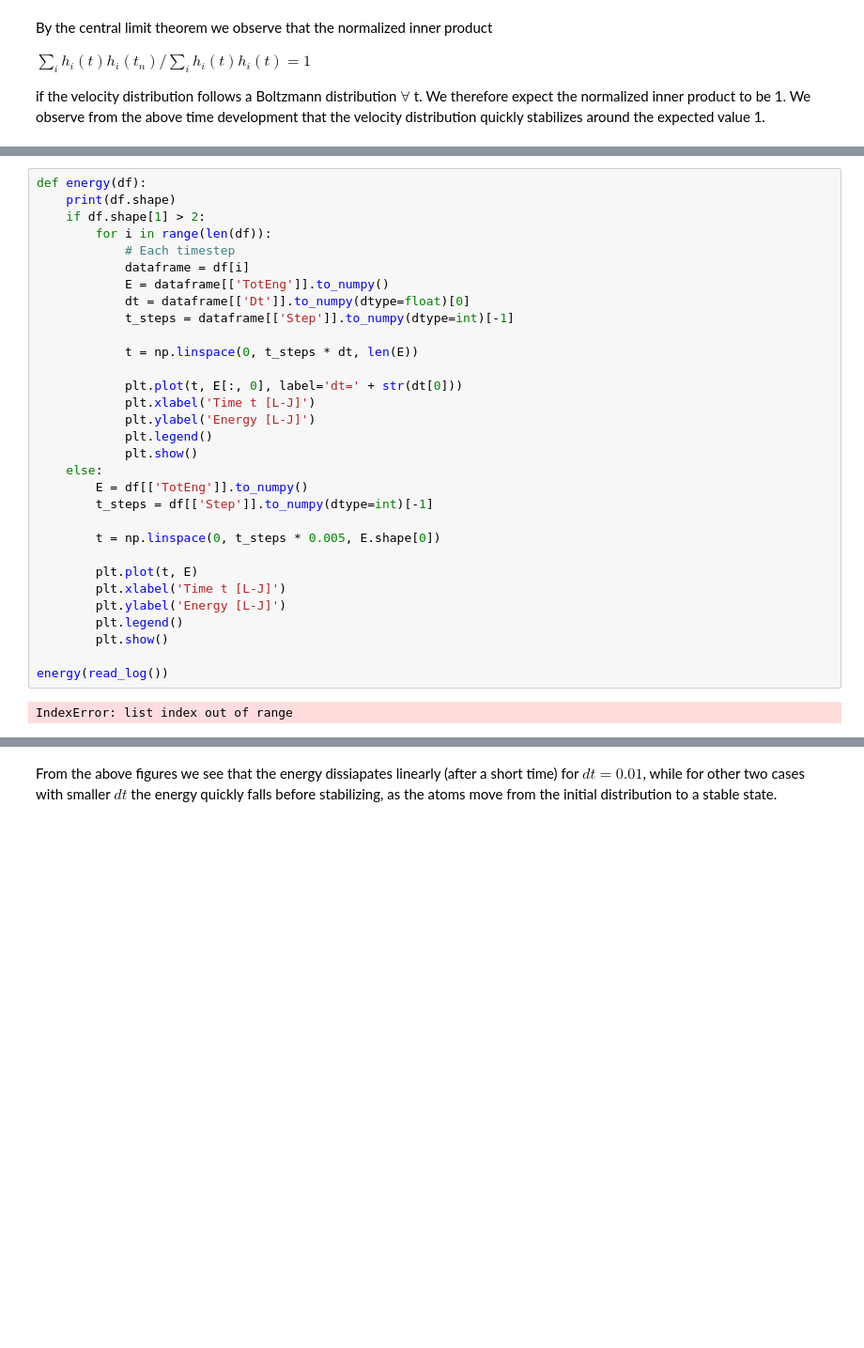
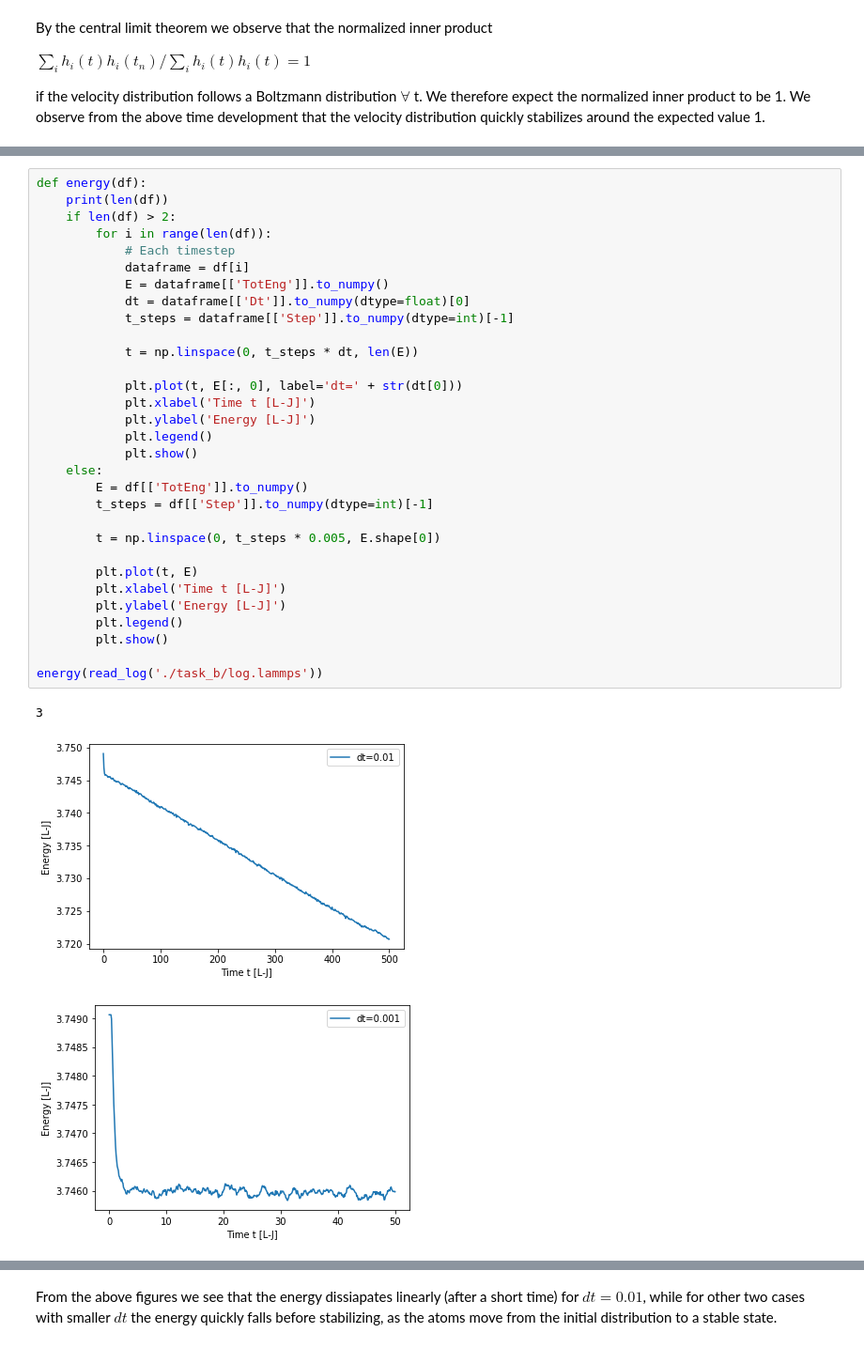
Before and after one commit to chdre/FYS4460, a Jupyter notebook: Project1/Project1.ipynb, the cells around one changed output, grey strips where cells are left out. Shown at 94% size. Drawn from its saved outputs; the diff is of its cells as text; blank space fills up the shorter version.

```diff
--- a/Project1/Project1.ipynb
+++ b/Project1/Project1.ipynb
@@ -192,33 +204,35 @@ if the velocity distribution follows a Boltzmann distribution $\forall$ t. We th
 # %%
 def energy(df):
-    print(df.shape)
-    if df.shape[1] > 2:
+    print(len(df))
+    if len(df) > 2:
         for i in range(len(df)):
             # Each timestep
             dataframe = df[i]
             E = dataframe[['TotEng']].to_numpy()
             dt = dataframe[['Dt']].to_numpy(dtype=float)[0]
             t_steps = dataframe[['Step']].to_numpy(dtype=int)[-1]
 
             t = np.linspace(0, t_steps * dt, len(E))
 
             plt.plot(t, E[:, 0], label='dt=' + str(dt[0]))
             plt.xlabel('Time t [L-J]')
             plt.ylabel('Energy [L-J]')
             plt.legend()
             plt.show()
     else:
         E = df[['TotEng']].to_numpy()
         t_steps = df[['Step']].to_numpy(dtype=int)[-1]
 
         t = np.linspace(0, t_steps * 0.005, E.shape[0])
 
         plt.plot(t, E)
         plt.xlabel('Time t [L-J]')
         plt.ylabel('Energy [L-J]')
         plt.legend()
         plt.show()
 
-energy(read_log())
+energy(read_log('./task_b/log.lammps'))
 # %% [output]
-IndexError: list index out of range
+3
+[figure, added]
+[figure, added]
```
Also changed, not shown: parts of 24 cells of this notebook, 9 other files.
